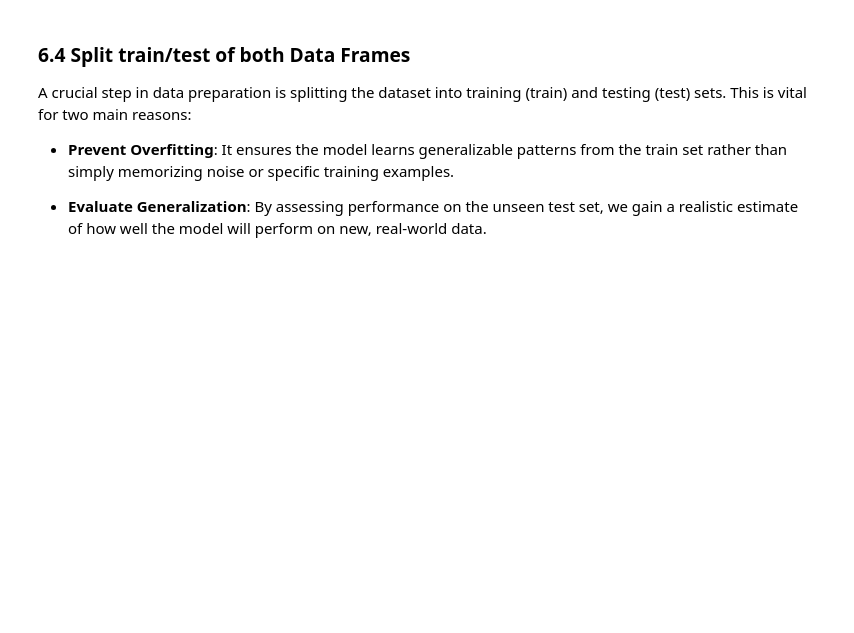
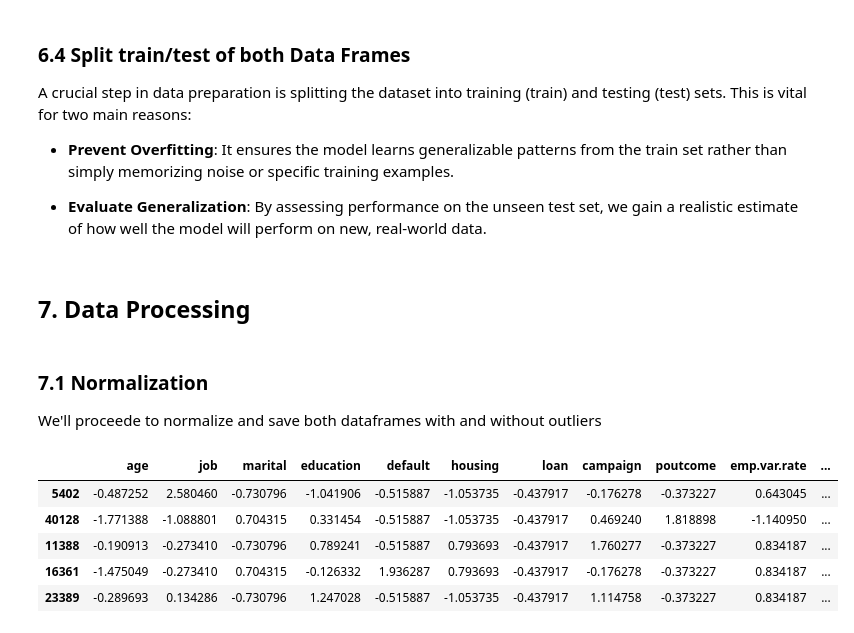
Before and after one commit to 4GeeksAcademy/logistic-regresion, a Jupyter notebook: src/explore.ipynb, the cells around one changed output. Saved outputs shown, nothing was run; the diff lists cells and outputs as text; code cells hidden in the pictures; blank space fills up the shorter version.

Commit message:
feat: :sparkles: normalization and minmanx

```diff
--- a/src/explore.ipynb
+++ b/src/explore.ipynb
@@ -564,12 +569,46 @@ def split(target, df, reference: str, test_size=0.2, random_state=123):
 
     X_train, X_test, y_train, y_test = train_test_split(X, y, test_size=test_size, random_state=random_state)
 
-    X_train.to_csv(f'../data/processed/X_train_{reference}.csv', index=False)
-    X_test.to_csv(f'../data/processed/X_test_{reference}.csv', index=False)
-    y_train.to_csv('../data/processed/y_train.csv', index=False)
-    y_test.to_csv('../data/processed/y_test.csv', index=False)
+    X_train.to_excel(f'../data/processed/X_train_{reference}.xlsx', index=False)
+    X_test.to_excel(f'../data/processed/X_test_{reference}.xlsx', index=False)
+    y_train.to_excel('../data/processed/y_train.xlsx', index=False)
+    y_test.to_excel('../data/processed/y_test.xlsx', index=False)
 
     return X_train, X_test, y_train, y_test
 # %%
 X_train_with_outliers, X_test_with_outliers, y_train, y_test = split('y', clean_data_factorized_WITH_outliers, 'with_outliers')
 X_train_without_outliers, X_test_without_outliers, _, _ = split('y', clean_data_factorized_WITHOUT_outliers, 'without_outliers')
+# %% [markdown]
+## 7. Data Processing <a id='c7'></a>
+# %% [markdown]
+### 7.1 Normalization <a id='c7-1'></a>
+
+We'll proceede to normalize and save both dataframes with and without outliers
+# %%
+def norm(X_train:pd.DataFrame, X_test:pd.DataFrame, reference:str):
+    scaler = StandardScaler()
+    scaler.fit(X_train)
+
+    scaler_filename = os.path.join('../models', f'scaler_{reference}.pkl')
+    with open(scaler_filename, "wb") as file:
+        pickle.dump(scaler, file)
+
+    X_train_norm = scaler.transform(X_train)
+    X_train_norm = pd.DataFrame(X_train_norm, index=X_train.index, columns=X_train.columns)
+
+    X_test_norm = scaler.transform(X_test)
+    X_test_norm = pd.DataFrame(X_test_norm, index=X_test.index, columns=X_test.columns)
+
+    return X_train_norm, X_test_norm
+
+X_train_with_outliers_norm, X_test_with_outliers_norm = norm(X_train_with_outliers, X_test_with_outliers, 'with_outliers')
+X_train_without_outliers_norm, X_test_without_outliers_norm = norm(X_train_without_outliers, X_test_without_outliers, 'without_outliers')
+
+X_train_without_outliers_norm.head()
+# %% [output]
+|  | age | job | marital | education | default | housing | loan | campaign | poutcome | emp.var.rate | ... |
+| 5402 | -0.487252 | 2.580460 | -0.730796 | -1.041906 | -0.515887 | -1.053735 | -0.437917 | -0.176278 | -0.373227 | 0.643045 | ... |
+| 40128 | -1.771388 | -1.088801 | 0.704315 | 0.331454 | -0.515887 | -1.053735 | -0.437917 | 0.469240 | 1.818898 | -1.140950 | ... |
+| 11388 | -0.190913 | -0.273410 | -0.730796 | 0.789241 | -0.515887 | 0.793693 | -0.437917 | 1.760277 | -0.373227 | 0.834187 | ... |
+| 16361 | -1.475049 | -0.273410 | 0.704315 | -0.126332 | 1.936287 | 0.793693 | -0.437917 | -0.176278 | -0.373227 | 0.834187 | ... |
+| 23389 | -0.289693 | 0.134286 | -0.730796 | 1.247028 | -0.515887 | -1.053735 | -0.437917 | 1.114758 | -0.373227 | 0.834187 | ... |
```
Also changed, not shown: parts of 13 cells of this notebook, 14 other files.
